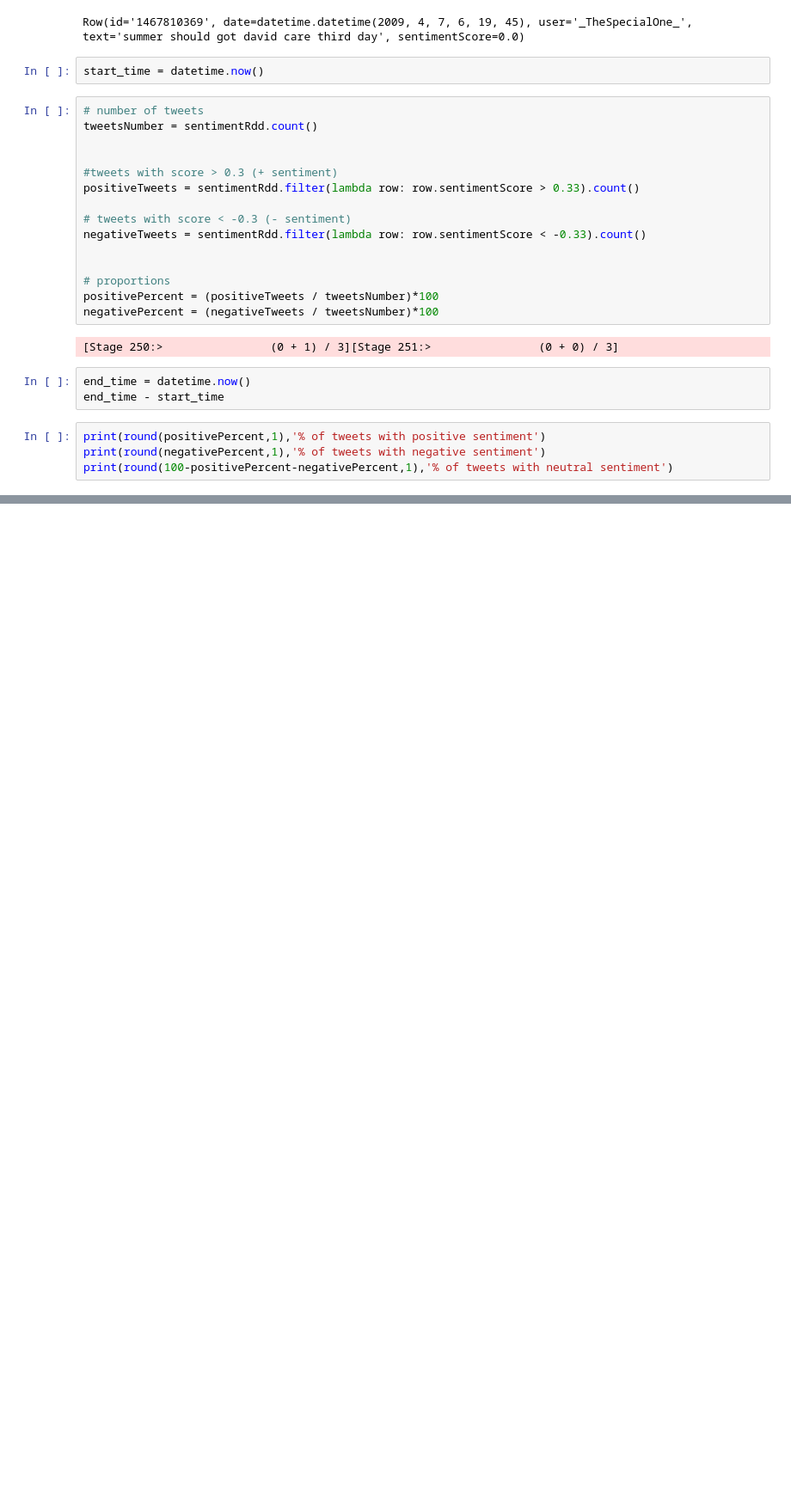
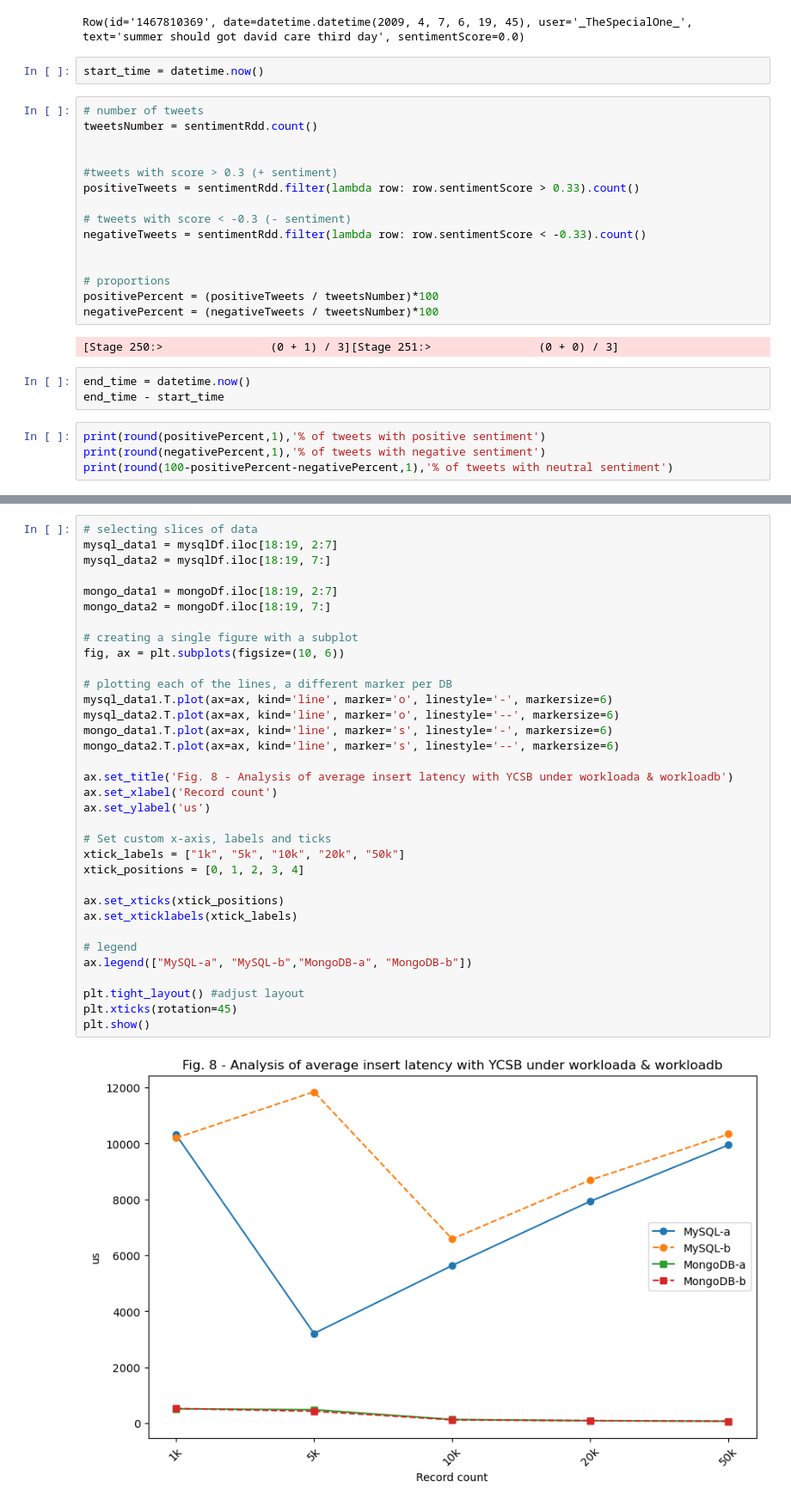
Before and after one commit to Carloselrecharlie/BD_assessment, a Jupyter notebook: sba22448_Integrated_CA.ipynb, the cells around one changed output, grey strips where cells are left out. Shown at 86% size. Cells and saved outputs as stored; diff of their text form; blank space fills up the shorter version.

```diff
--- a/sba22448_Integrated_CA.ipynb
+++ b/sba22448_Integrated_CA.ipynb
@@ -753,0 +927,36 @@ print(round(100-positivePercent-negativePercent,1),'% of tweets with neutral sen
+# %%
+# selecting slices of data
+mysql_data1 = mysqlDf.iloc[18:19, 2:7]
+mysql_data2 = mysqlDf.iloc[18:19, 7:]
+
+mongo_data1 = mongoDf.iloc[18:19, 2:7]
+mongo_data2 = mongoDf.iloc[18:19, 7:]
+
+# creating a single figure with a subplot
+fig, ax = plt.subplots(figsize=(10, 6))
+
+# plotting each of the lines, a different marker per DB
+mysql_data1.T.plot(ax=ax, kind='line', marker='o', linestyle='-', markersize=6)
+mysql_data2.T.plot(ax=ax, kind='line', marker='o', linestyle='--', markersize=6)
+mongo_data1.T.plot(ax=ax, kind='line', marker='s', linestyle='-', markersize=6)
+mongo_data2.T.plot(ax=ax, kind='line', marker='s', linestyle='--', markersize=6)
+
+ax.set_title('Fig. 8 - Analysis of average insert latency with YCSB under workloada & workloadb')
+ax.set_xlabel('Record count')
+ax.set_ylabel('us')
+
+# Set custom x-axis, labels and ticks
+xtick_labels = ["1k", "5k", "10k", "20k", "50k"]
+xtick_positions = [0, 1, 2, 3, 4]
+
+ax.set_xticks(xtick_positions)
+ax.set_xticklabels(xtick_labels)
+
+# legend
+ax.legend(["MySQL-a", "MySQL-b","MongoDB-a", "MongoDB-b"])
+
+plt.tight_layout() #adjust layout
+plt.xticks(rotation=45)
+plt.show()
+# %% [output]
+[figure, added]
```
Also changed, not shown: parts of 8 cells of this notebook, 2 other files.
